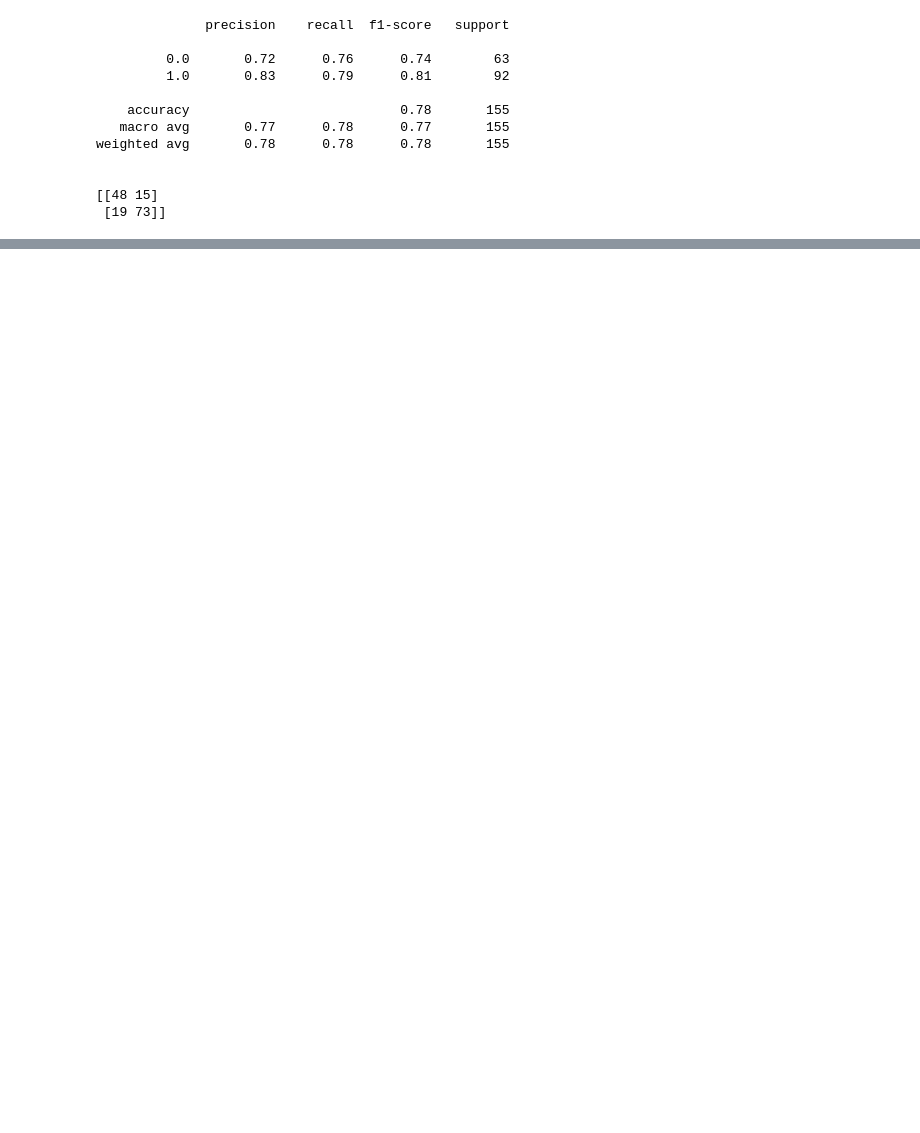
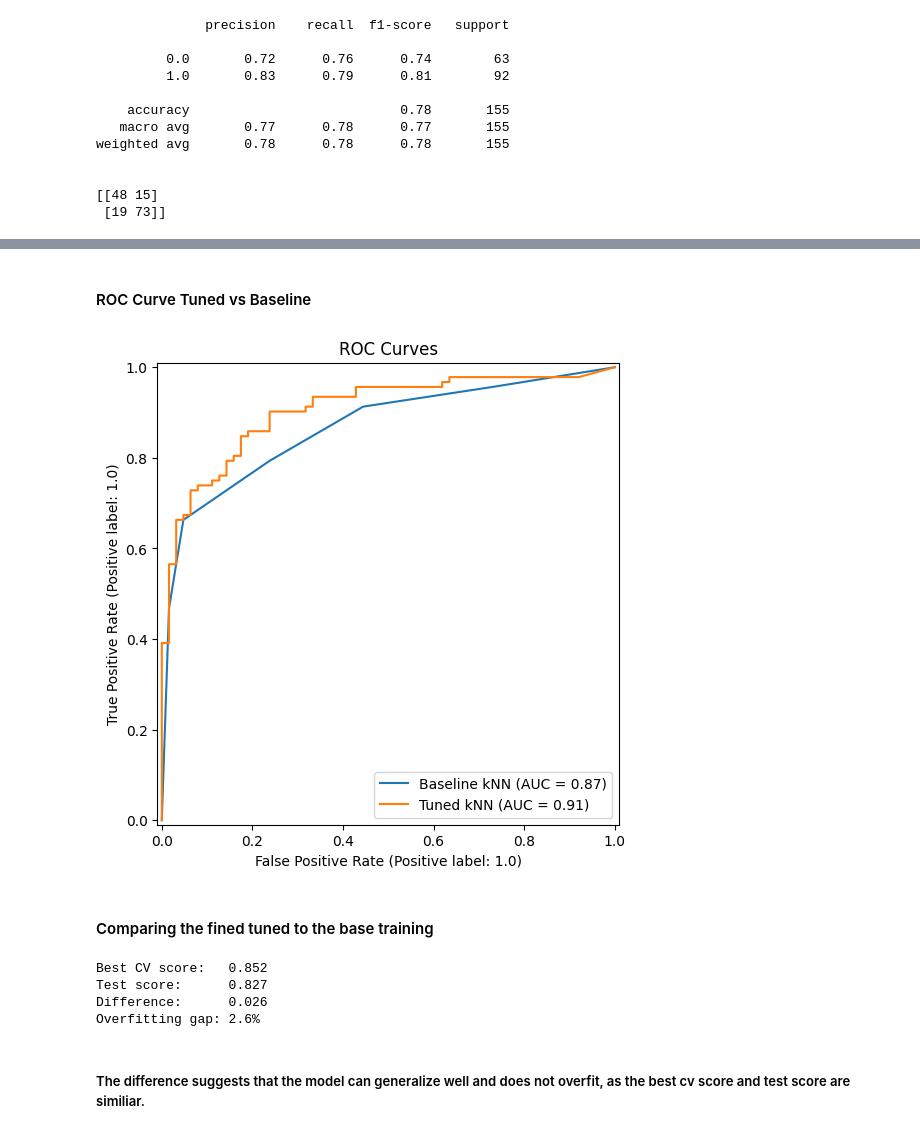
Before and after one commit to mathis-hasler/Data-Project-ML, a Jupyter notebook: Assignment_01/kNN_Classifier.ipynb, the cells around one changed output, grey strips where cells are left out. Drawn from its saved outputs; the diff is of its cells as text; code cells hidden in the pictures; blank space fills up the shorter version.

```diff
--- a/Assignment_01/kNN_Classifier.ipynb
+++ b/Assignment_01/kNN_Classifier.ipynb
@@ -47,0 +100,48 @@ weighted avg       0.78      0.78      0.78       155
+# %% [markdown]
+#### ROC Curve Tuned vs Baseline
+# %%
+from sklearn.metrics import RocCurveDisplay
+import matplotlib.pyplot as plt
+
+fig, ax = plt.subplots(figsize=(7,6))
+
+RocCurveDisplay.from_estimator(
+    pipe,
+    X_test,
+    y_test,
+    ax=ax,
+    name="Baseline kNN"
+)
+
+RocCurveDisplay.from_estimator(
+    grid_search.best_estimator_,
+    X_test,
+    y_test,
+    ax=ax,
+    name="Tuned kNN"
+)
+
+plt.title("ROC Curves")
+plt.show()
+# %% [output]
+[figure, added]
+# %% [markdown]
+#### Comparing the fined tuned to the base training
+# %%
+from sklearn.metrics import f1_score
+
+best_cv_score = grid_search.best_score_
+
+test_score = f1_score(y_test, y_pred_tuned, average='weighted')
+
+print(f"Best CV score:   {round(best_cv_score, 3)}")
+print(f"Test score:      {round(test_score, 3)}")
+print(f"Difference:      {round(best_cv_score - test_score, 3)}")
+print(f"Overfitting gap: {round((best_cv_score - test_score) * 100, 1)}%")
+# %% [output]
+Best CV score:   0.852
+Test score:      0.827
+Difference:      0.026
+Overfitting gap: 2.6%
+# %% [markdown]
+##### The difference suggests that the model can generalize well and does not overfit, as the best cv score and test score are similiar.
```
Also changed, not shown: parts of 5 cells of this notebook, 3 other files.
